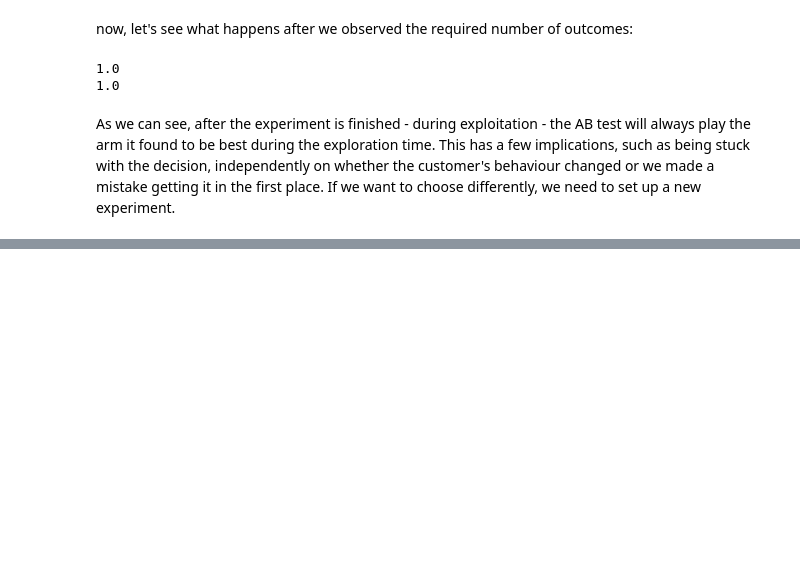
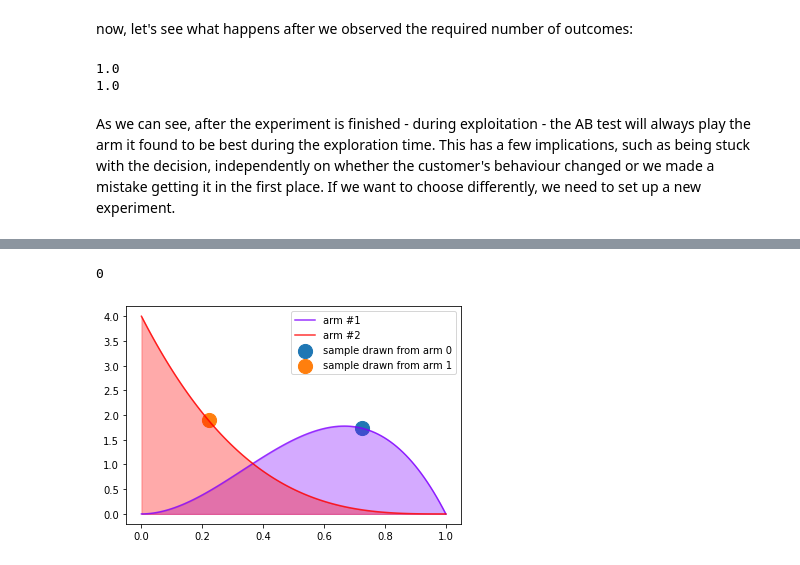
Before and after one commit to wooohoooo/thompson_sampling, a Jupyter notebook: noncontextual_bandits.ipynb, the cells around one changed output, grey strips where cells are left out. Saved outputs shown, nothing was run; the diff lists cells and outputs as text; code cells hidden in the pictures; blank space fills up the shorter version.

```diff
--- a/noncontextual_bandits.ipynb
+++ b/noncontextual_bandits.ipynb
@@ -189,0 +219,4 @@ TypeError: must be str, not bool
+# %%
+bb.update(1,0)
+bb.update(1,0)
+bb.update(1,0)
@@ -189,0 +227,5 @@ TypeError: must be str, not bool
+# %%
+bb.choose_arm_and_plot() #uniform binomials, no observations yet
+# %% [output]
+0
+[figure, added]
```
Also changed, not shown: parts of 23 cells of this notebook, 1 other file.
